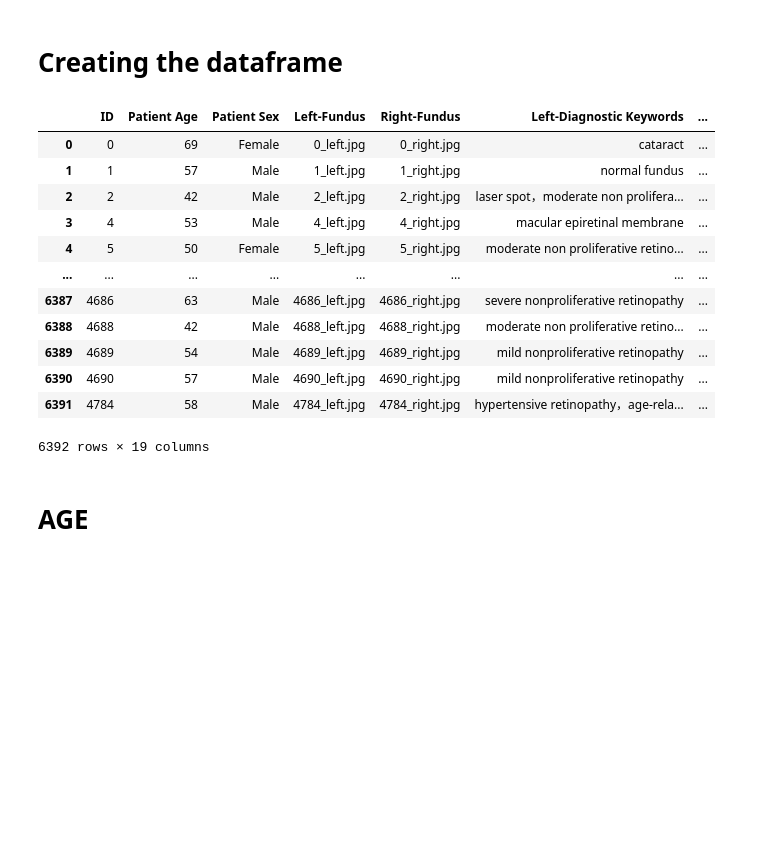
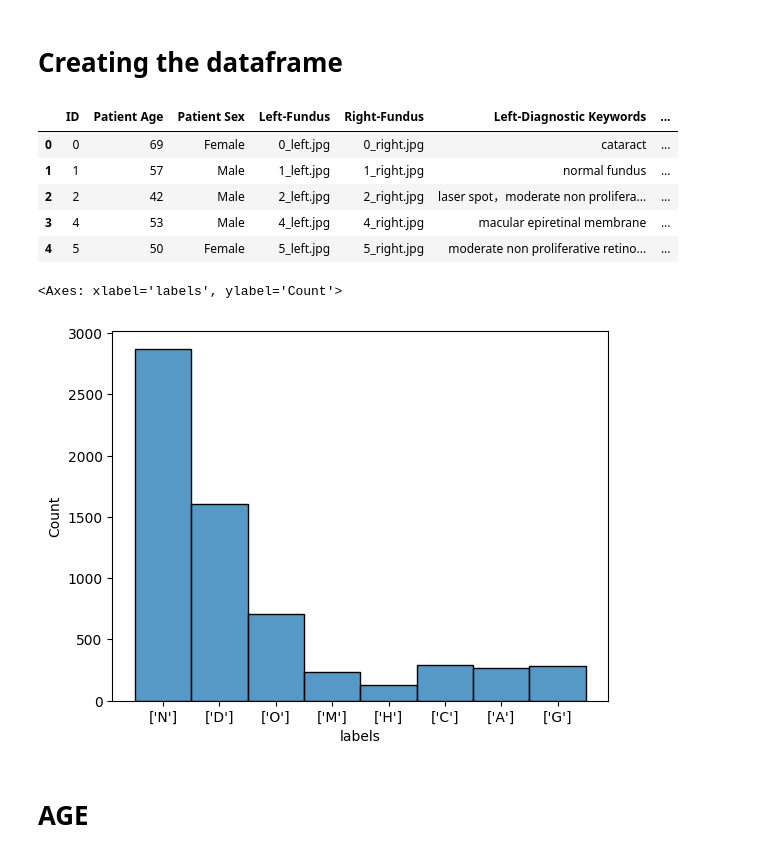
Before and after one commit to joaonpmsantos/Ocular_Disease_Recognition, a Jupyter notebook: Data_Analysis/JP_analysis.ipynb, the cells around one changed output. Cells and saved outputs as stored; diff of their text form; code cells hidden in the pictures; blank space fills up the shorter version.

```diff
--- a/Data_Analysis/JP_analysis.ipynb
+++ b/Data_Analysis/JP_analysis.ipynb
@@ -5,21 +6,19 @@ import pandas as pd
 # %%
 df = pd.read_csv('/home/zenai/code/joaonpmsantos/Ocular_Disease_Recognition/raw_data/full_df.csv')
 # %%
-df
+df.head()
 # %% [output]
 |  | ID | Patient Age | Patient Sex | Left-Fundus | Right-Fundus | Left-Diagnostic Keywords | ... |
 | 0 | 0 | 69 | Female | 0_left.jpg | 0_right.jpg | cataract | ... |
 | 1 | 1 | 57 | Male | 1_left.jpg | 1_right.jpg | normal fundus | ... |
 | 2 | 2 | 42 | Male | 2_left.jpg | 2_right.jpg | laser spot，moderate non prolifera... | ... |
 | 3 | 4 | 53 | Male | 4_left.jpg | 4_right.jpg | macular epiretinal membrane | ... |
 | 4 | 5 | 50 | Female | 5_left.jpg | 5_right.jpg | moderate non proliferative retino... | ... |
-| ... | ... | ... | ... | ... | ... | ... | ... |
-| 6387 | 4686 | 63 | Male | 4686_left.jpg | 4686_right.jpg | severe nonproliferative retinopathy | ... |
-| 6388 | 4688 | 42 | Male | 4688_left.jpg | 4688_right.jpg | moderate non proliferative retino... | ... |
-| 6389 | 4689 | 54 | Male | 4689_left.jpg | 4689_right.jpg | mild nonproliferative retinopathy | ... |
-| 6390 | 4690 | 57 | Male | 4690_left.jpg | 4690_right.jpg | mild nonproliferative retinopathy | ... |
-| 6391 | 4784 | 58 | Male | 4784_left.jpg | 4784_right.jpg | hypertensive retinopathy，age-rela... | ... |
-6392 rows × 19 columns
+# %%
+sns.histplot(df['labels'])
+# %% [output]
+<Axes: xlabel='labels', ylabel='Count'>
+[figure, added]
 # %% [markdown]
 # AGE
 # %% [markdown]
```
Also changed, not shown: parts of 1 cell of this notebook.
